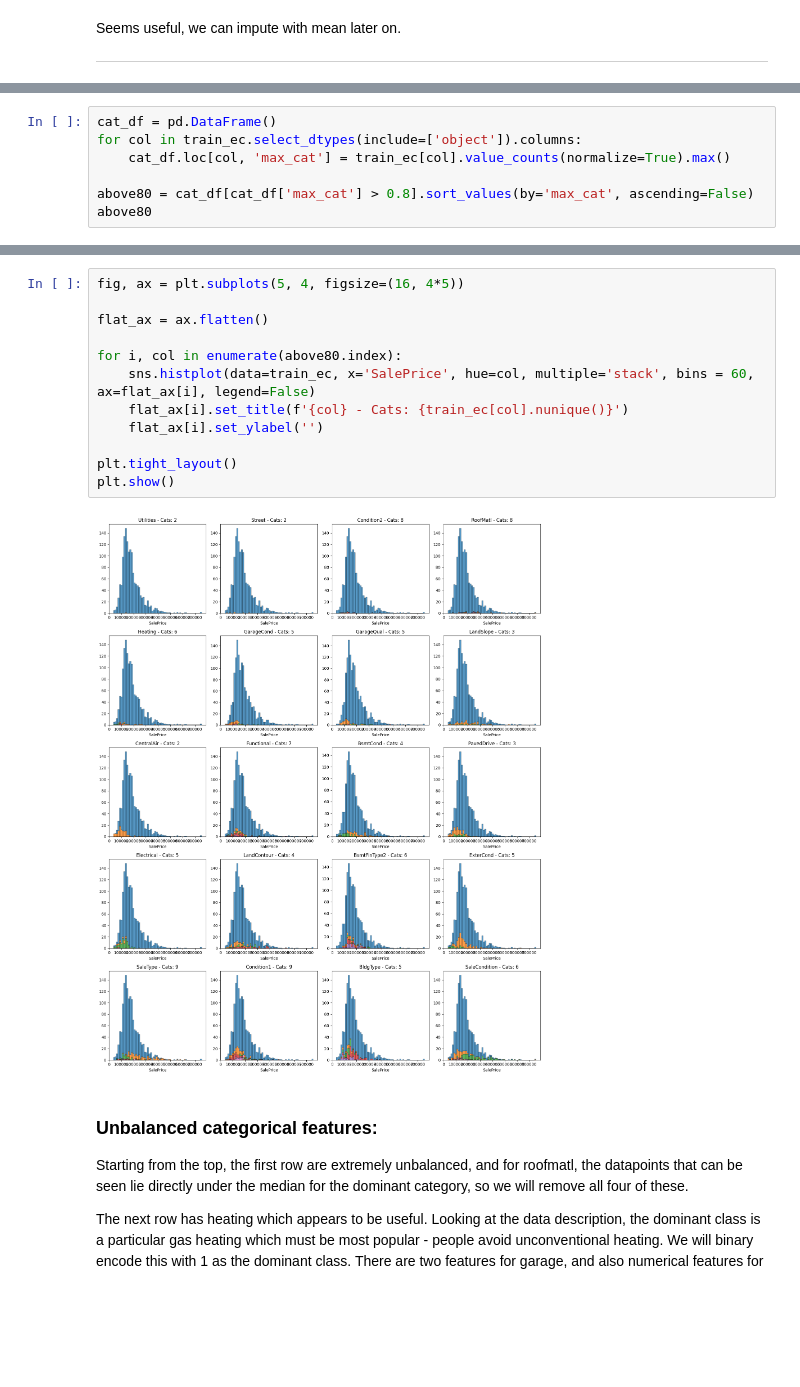
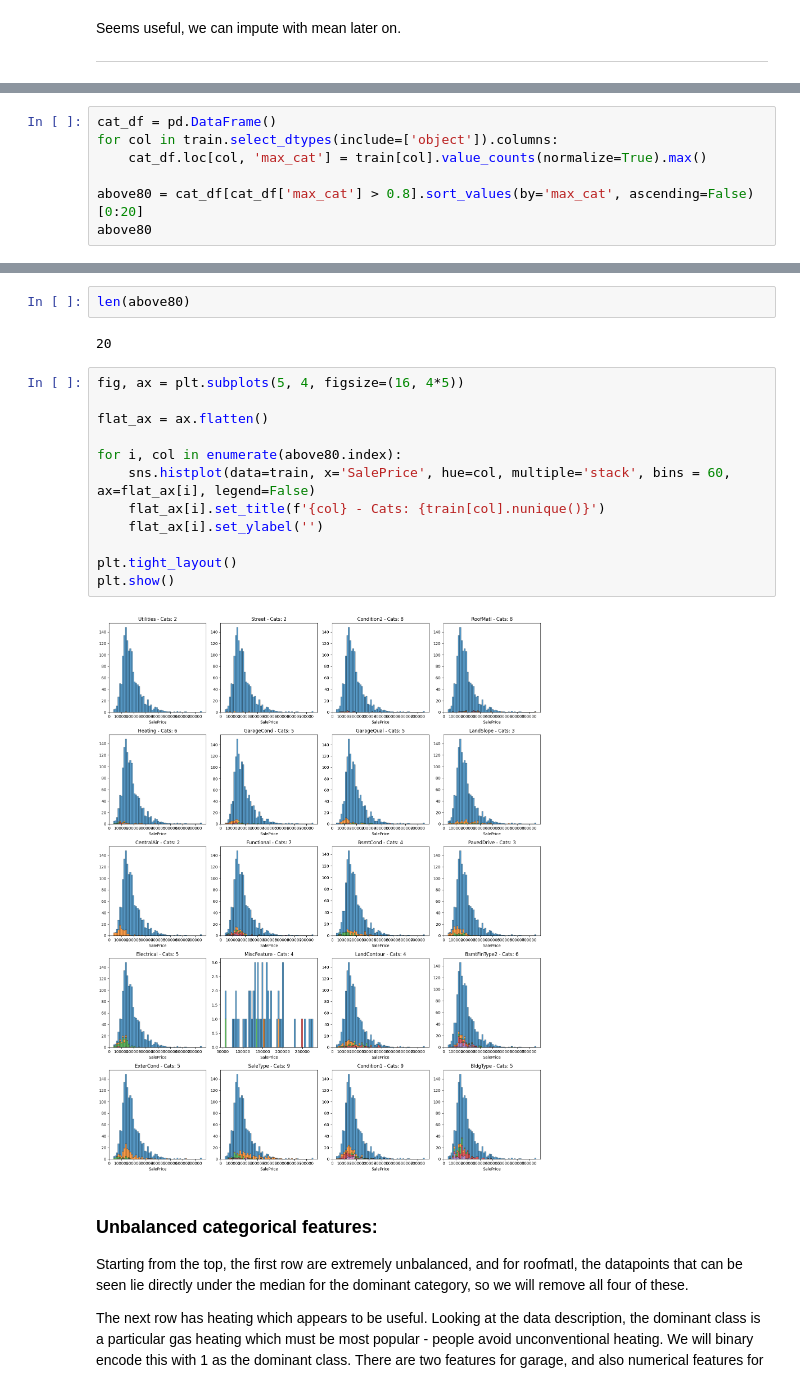
Before and after one commit to ol-webb/kaggle_house_prices, a Jupyter notebook: nb1.ipynb, the cells around one changed output, grey strips where cells are left out. Saved outputs shown, nothing was run; the diff lists cells and outputs as text; blank space fills up the shorter version.

```diff
--- a/nb1.ipynb
+++ b/nb1.ipynb
@@ -262,9 +214,9 @@ Index(['MSZoning', 'Street', 'LotShape', 'LandContour', 'Utilities',
 # %%
 cat_df = pd.DataFrame()
-for col in train_ec.select_dtypes(include=['object']).columns:
-    cat_df.loc[col, 'max_cat'] = train_ec[col].value_counts(normalize=True).max()
+for col in train.select_dtypes(include=['object']).columns:
+    cat_df.loc[col, 'max_cat'] = train[col].value_counts(normalize=True).max()
 
-above80 = cat_df[cat_df['max_cat'] > 0.8].sort_values(by='max_cat', ascending=False)
+above80 = cat_df[cat_df['max_cat'] > 0.8].sort_values(by='max_cat', ascending=False)[0:20]
 above80
 # %% [output]
 |  | max_cat |
@@ -287,17 +239,21 @@ above80
+# %%
+len(above80)
+# %% [output]
+20
 # %%
 fig, ax = plt.subplots(5, 4, figsize=(16, 4*5))
 
 flat_ax = ax.flatten()
 
 for i, col in enumerate(above80.index):
-    sns.histplot(data=train_ec, x='SalePrice', hue=col, multiple='stack', bins = 60, ax=flat_ax[i], legend=False)
-    flat_ax[i].set_title(f'{col} - Cats: {train_ec[col].nunique()}')
+    sns.histplot(data=train, x='SalePrice', hue=col, multiple='stack', bins = 60, ax=flat_ax[i], legend=False)
+    flat_ax[i].set_title(f'{col} - Cats: {train[col].nunique()}')
     flat_ax[i].set_ylabel('')
 
 plt.tight_layout()
 plt.show()
 # %% [output]
-[figure, old version]
+[figure, new version]
 # %% [markdown]
 ### Unbalanced categorical features:
 
```
Also changed, not shown: parts of 53 cells of this notebook.
